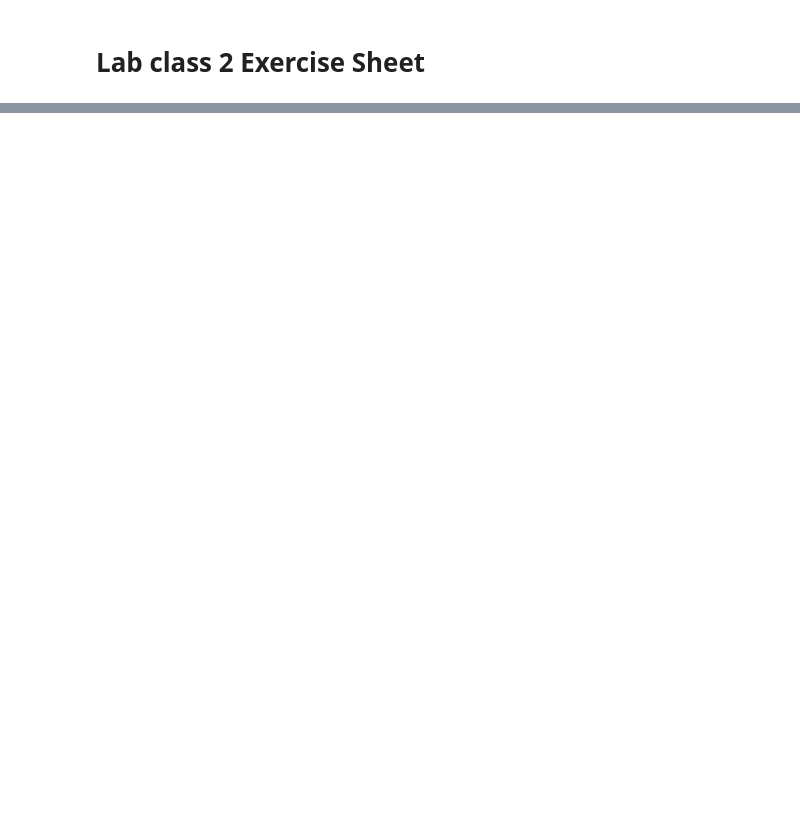
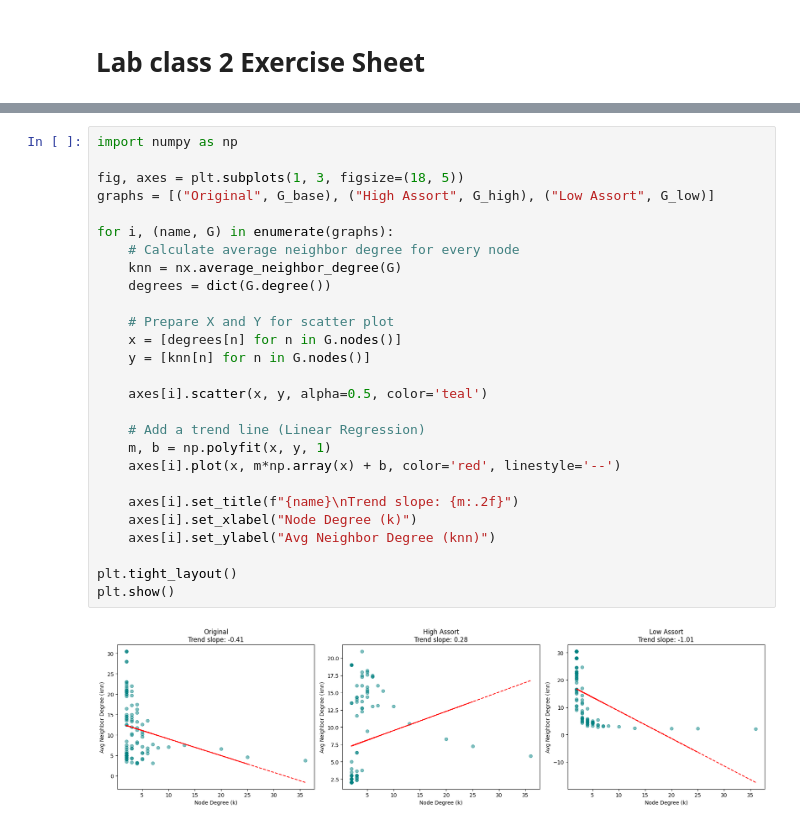
Before and after one commit to LukeBirkett/study-planner, a Jupyter notebook: 981G5_Network_Science/labs/week_2/week_2_lab.ipynb, the cells around one changed output, grey strips where cells are left out. Drawn from its saved outputs; the diff is of its cells as text; blank space fills up the shorter version.

```diff
--- a/981G5_Network_Science/labs/week_2/week_2_lab.ipynb
+++ b/981G5_Network_Science/labs/week_2/week_2_lab.ipynb
@@ -108,0 +698,29 @@ If you remove both 0-degree and 1-degree nodes simultaneously, the impact on the
+# %%
+import numpy as np
+
+fig, axes = plt.subplots(1, 3, figsize=(18, 5))
+graphs = [("Original", G_base), ("High Assort", G_high), ("Low Assort", G_low)]
+
+for i, (name, G) in enumerate(graphs):
+    # Calculate average neighbor degree for every node
+    knn = nx.average_neighbor_degree(G)
+    degrees = dict(G.degree())
+
+    # Prepare X and Y for scatter plot
+    x = [degrees[n] for n in G.nodes()]
+    y = [knn[n] for n in G.nodes()]
+
+    axes[i].scatter(x, y, alpha=0.5, color='teal')
+
+    # Add a trend line (Linear Regression)
+    m, b = np.polyfit(x, y, 1)
+    axes[i].plot(x, m*np.array(x) + b, color='red', linestyle='--')
+
+    axes[i].set_title(f"{name}\nTrend slope: {m:.2f}")
+    axes[i].set_xlabel("Node Degree (k)")
+    axes[i].set_ylabel("Avg Neighbor Degree (knn)")
+
+plt.tight_layout()
+plt.show()
+# %% [output]
+[figure, added]
```
Also changed, not shown: parts of 56 cells of this notebook.
